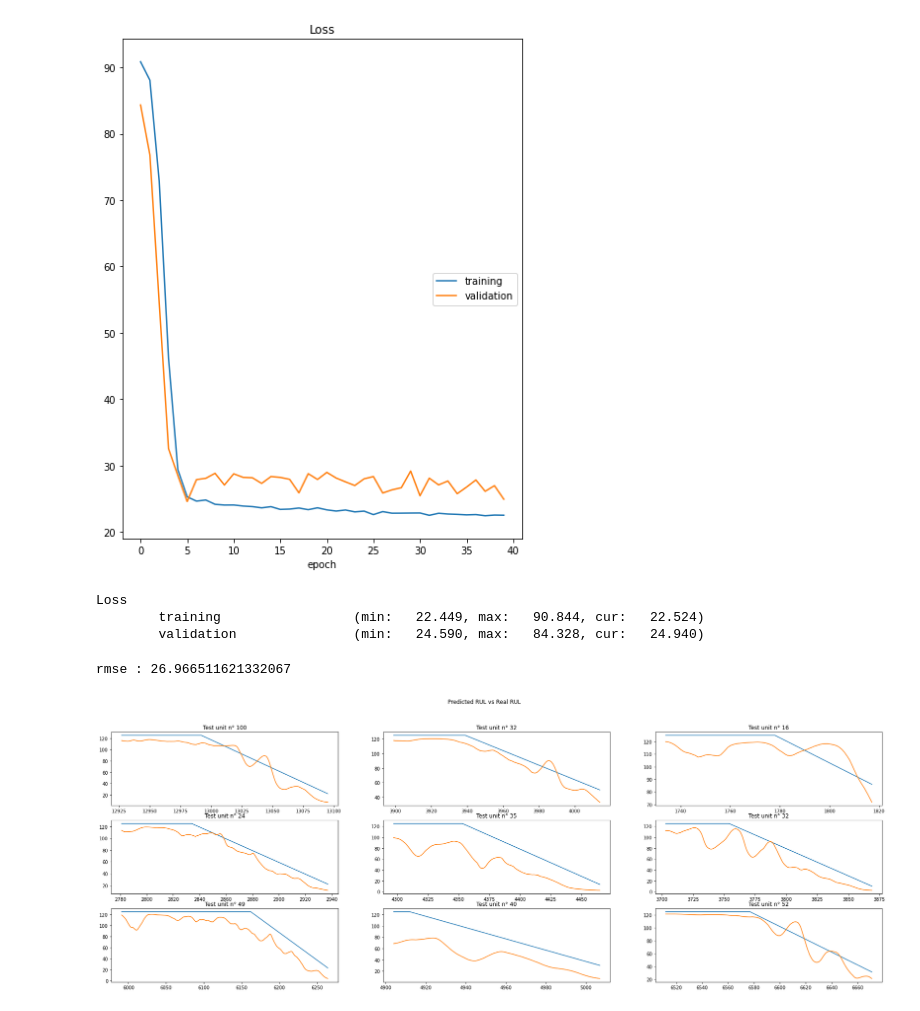
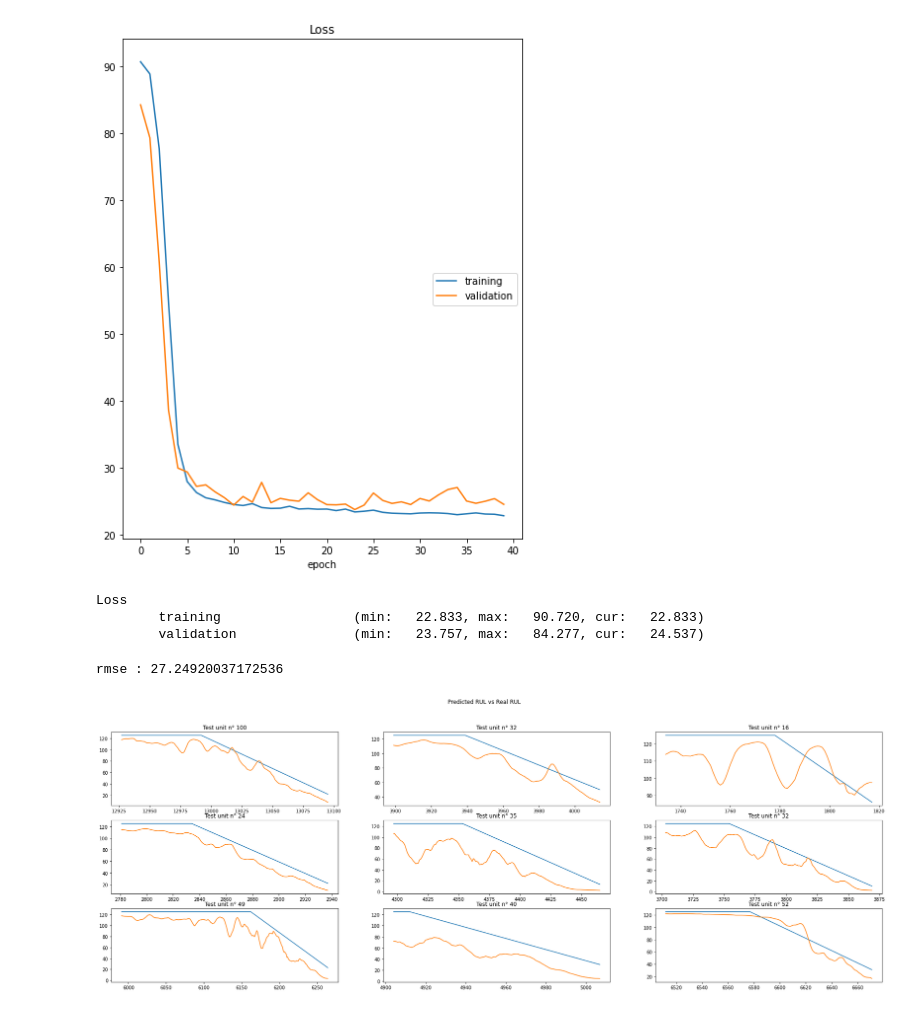
Before and after one commit to ettouilebouael/pdm-thesis, a Jupyter notebook: FD001_Turbo_Fan_RUL_estimation_with_LSTM.ipynb, the cells around one changed output. Drawn from its saved outputs; the diff is of its cells as text; code cells hidden in the pictures.

```diff
--- a/FD001_Turbo_Fan_RUL_estimation_with_LSTM.ipynb
+++ b/FD001_Turbo_Fan_RUL_estimation_with_LSTM.ipynb
@@ -62,11 +60,12 @@ def get_lstm_data(df, features, seq_len):
   return np.concatenate(X).astype(float), np.concatenate(y).astype(float)
 
 def condition_scaler(df):
-  scaler = MinMaxScaler(feature_range=(-1,1))
+  scaler = RobustScaler()
   sensor_col_names = ['s_%i' % i for i in range(1,22)]
 
-  df['setting_1'] = df['setting_1'].round(2)
-  df['setting_2'] = df['setting_2'].round(2)
+  df['setting_1'] = df['setting_1'].round(1)
+  df['setting_2'] = df['setting_2'].round(1)
+  df['setting_3'] = df['setting_3'].round(1)
 
   df['op_cond'] = df['setting_1'].astype(str) + '_' + \
                     df['setting_2'].astype(str) + '_' + \
@@ -76,7 +75,7 @@ def condition_scaler(df):
       scaler.fit(df.loc[df['op_cond']==condition, sensor_col_names])
       df.loc[df['op_cond']==condition, sensor_col_names] = scaler.transform(df.loc[df['op_cond']==condition, sensor_col_names])
 
-  df[features] = scaler.fit_transform(df[features])
+  #df[features] = scaler.fit_transform(df[features])
 
   return df
 
@@ -85,11 +84,11 @@ def exponential_smoothing(df, sensors):
     return df
 
 def denoise(df, features):
-  for var in features:
-    for unit in df.unit_number.unique():
-     signal = df[df.unit_number == unit][var].values
-     signal = denoise_wavelet(signal,wavelet='sym2', mode='soft', wavelet_levels=4, rescale_sigma=True)
-     df.loc[df.unit_number == unit,var] = signal
+  # for var in features:
+  #   for unit in df.unit_number.unique():
+  #    signal = df[df.unit_number == unit][var].values
+  #    signal = denoise_wavelet(signal,wavelet='sym2', mode='soft', wavelet_levels=4, rescale_sigma=True)
+  #    df.loc[df.unit_number == unit,var] = signal
   return df
 
 def train_preprocessing(data_num,features, seq_len):
@@ -156,7 +155,7 @@ def online_pipeline(data_num,features, seq_len):
   ids_all = online_df.index.values
   online_df_pred = online_df[np.isin(ids_all,ids_in)]
   X , y = get_lstm_data(online_df, features, seq_len)
-  return X, y
+  return X, y, online_df_pred
 # %%
 features =['s_2', 's_3', 's_4', 's_7', 's_8', 's_9','s_11', 's_12', 's_13', 's_14', 's_15', 's_17', 's_20', 's_21']
 
@@ -175,3 +171,10 @@ X_test, y_test = online_pipeline(data_num,features, seq_len)
+# %%
+
+
+
+X_train, y_train = train_preprocessing(data_num,features, seq_len)
+#X_test, y_test ,_ = online_pipeline(data_num,features, seq_len)
+X_test, y_test = online_preprocessing(data_num,features, seq_len)
 # %%
 class TurboFanDataset(Dataset):
   def __init__(self, X, y):
@@ -236,41 +239,41 @@ def fit(model, dataloader, epochs=10):
         model.train()
         train_loss = []
         eval_loss = []
         logs = {}
         for batch in dataloader['train']:
             X, y = batch
             X, y = X.to(device), y.to(device)
             optimizer.zero_grad()
             y_hat = model(X)
             loss = criterion(y_hat, y.reshape(-1,1))
             loss.backward()
             optimizer.step()
             train_loss.append(loss.item())
         model.eval()
         with torch.no_grad():
-          for batch in dataloader['train']:
+          for batch in dataloader['test']:
             X, y = batch
             X, y = X.to(device), y.to(device)
             y_hat = model(X)
             loss = criterion(y_hat, y.reshape(-1,1))
             eval_loss.append(loss.item())
 
           logs["loss"] = np.sqrt(np.mean(train_loss))
           logs["val_loss"] = np.sqrt(np.mean(eval_loss))
 
 
           liveloss.update(logs)
           liveloss.send()
 
 fit(model, dataloader, epochs =40)
 # %% [output]
-[figure, old version]
+[figure, new version]
 Loss
-        training                 (min:   22.449, max:   90.844, cur:   22.524)
-        validation               (min:   24.590, max:   84.328, cur:   24.940)
+        training                 (min:   22.833, max:   90.720, cur:   22.833)
+        validation               (min:   23.757, max:   84.277, cur:   24.537)
 # %%
 def plot_test_predictions(model,data_num,features, seq_len):
-  X , y = online_pipeline(data_num, features, seq_len)
+  X , y, online_df_pred = online_pipeline(data_num, features, seq_len)
   loss = torch.nn.MSELoss()
   model.eval()
   model.to(device)
@@ -316,5 +319,5 @@ def plot_test_predictions(model,data_num,features, seq_len):
 
 plot_test_predictions(model,data_num,features,seq_len)
 # %% [output]
-rmse : 26.966511621332067
+rmse : 27.24920037172536
-[figure, old version]
+[figure, new version]
```
Also changed, not shown: parts of 3 cells of this notebook.
